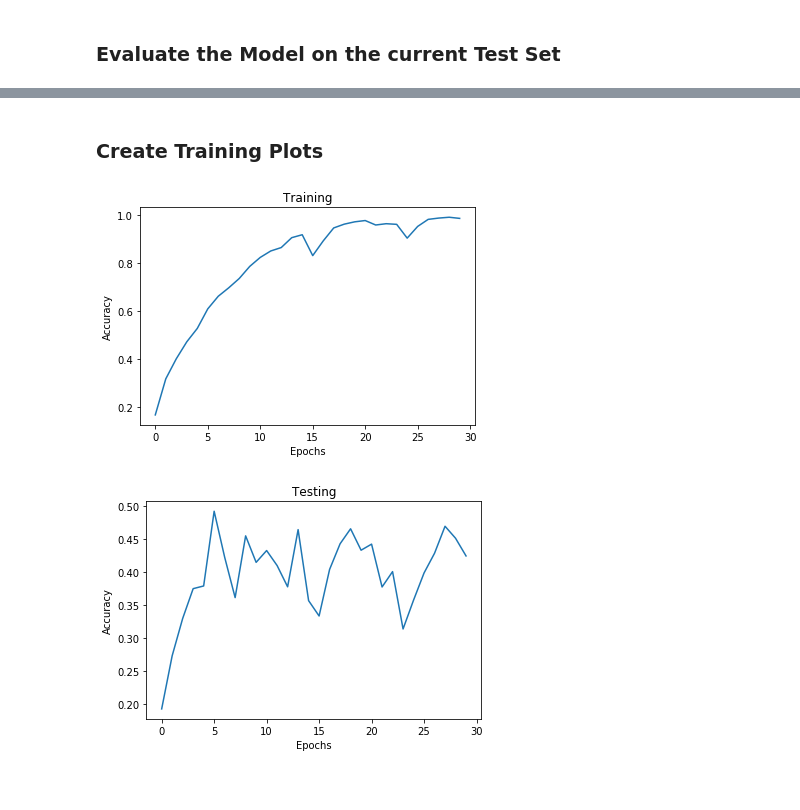
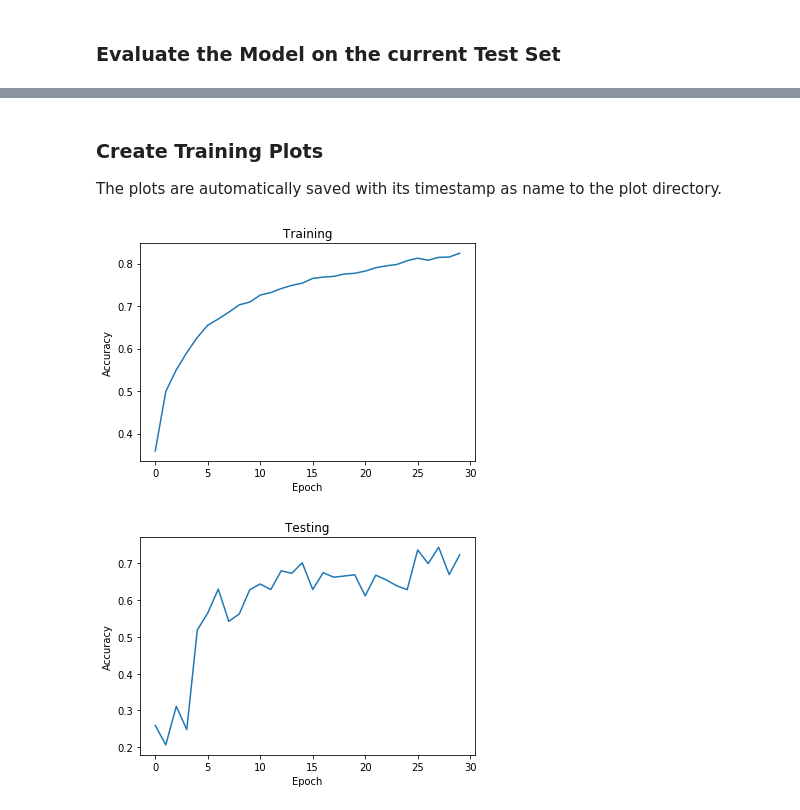
Before and after one commit to tbrodbeck/image-classification-from-scratch, a Jupyter notebook: imageClassificationFromScratch.ipynb, the cells around one changed output, grey strips where cells are left out. Saved outputs shown, nothing was run; the diff lists cells and outputs as text; code cells hidden in the pictures.

```diff
--- a/imageClassificationFromScratch.ipynb
+++ b/imageClassificationFromScratch.ipynb
@@ -109,12 +110,11 @@ batchNorm = hyperparameter['batchNorm']
 
 """ the loading and preprocessing the data """
 # setup image preprocessing
-datagen = ImageDataGenerator(horizontal_flip=True,
-                             rescale=1./255, # scales the images to values between 0 and 1
-                             width_shift_range=0.1, # randomly shift images horizontally (fraction of total width)
-                             height_shift_range=0.1, # randomly shift images vertically (fraction of total height)
-                             rotation_range=1 # rotate the images randomly in the range of 1 degree
-                            )
+datagen = ImageDataGenerator(horizontal_flip=True, rescale=1./255,
+    # randomly shift images horizontally (fraction of total width)
+    width_shift_range=0.1,
+    # randomly shift images vertically (fraction of total height)
+    height_shift_range=0.1)
 
 if dataset=='cifar10': # downloads CIFAR10 from keras
     from keras.datasets import cifar10
@@ -251,7 +251,7 @@ This is optional and if you are not on MacOS you might want to adapt the code to
 # %% [markdown]
 ## 4. Save the Model and the Results to Disk
 # %%
-outDir = 'results/'
+outDir = 'demoResults/'
 if not os.path.exists(outDir):
     os.makedirs(outDir)
 runName = '{}{}_{}'.format(outDir, architecture, hyperparameterChoice)
@@ -266,9 +266,9 @@ NameError: name 'architecture' is not defined
 ### Load the data from a file
 This is optional and will overwrite the results of the previous training if not `None`.
 # %%
-loadResultsFrom = 'out/out1_2' # if None, it takes current ouput and model. Else specify outDir and runName (e.g: 'outDir/1_2') TODO change to default
+loadResultsFrom = None # if None, it takes current ouput and model. Else specify outDir and runName (e.g: 'outDir/1_2') TODO change to default
 
 if loadResultsFrom:
     model = load_model('{}.model'.format(loadResultsFrom))
     with open('{}history.p'.format(loadResultsFrom), 'rb') as file: # TODO change history
-        output = pickle.load(file)
+        result = pickle.load(file)
@@ -291,17 +284,20 @@ This will return the Test loss and Accuracy:
-# %% [markdown]
-### Create Training Plots
+# %% [markdown]
+### Create Training Plots
+The plots are automatically saved with its timestamp as name to the plot directory.
 # %%
-import matplotlib.pyplot as plt
-
+plotDir = 'demoPlots/'
+if not os.path.exists(plotDir):
+    os.makedirs(plotDir)
 for plotType in ['accuracy', 'val_accuracy']:
-    plt.plot(output.history[plotType])
+    plt.plot(result.history[plotType])
     if plotType=='accuracy':
         plt.title('Training')
     if plotType=='val_accuracy':
         plt.title('Testing')
     plt.xlabel('Epoch')
     plt.ylabel('Accuracy')
+    plt.savefig(f'{plotDir}{datetime.now()}.jpg')
     plt.show()
 # %% [output]
-[figure, old version]
+[figure, new version]
-[figure, old version]
+[figure, new version]
```
Also changed, not shown: parts of 8 cells of this notebook.
